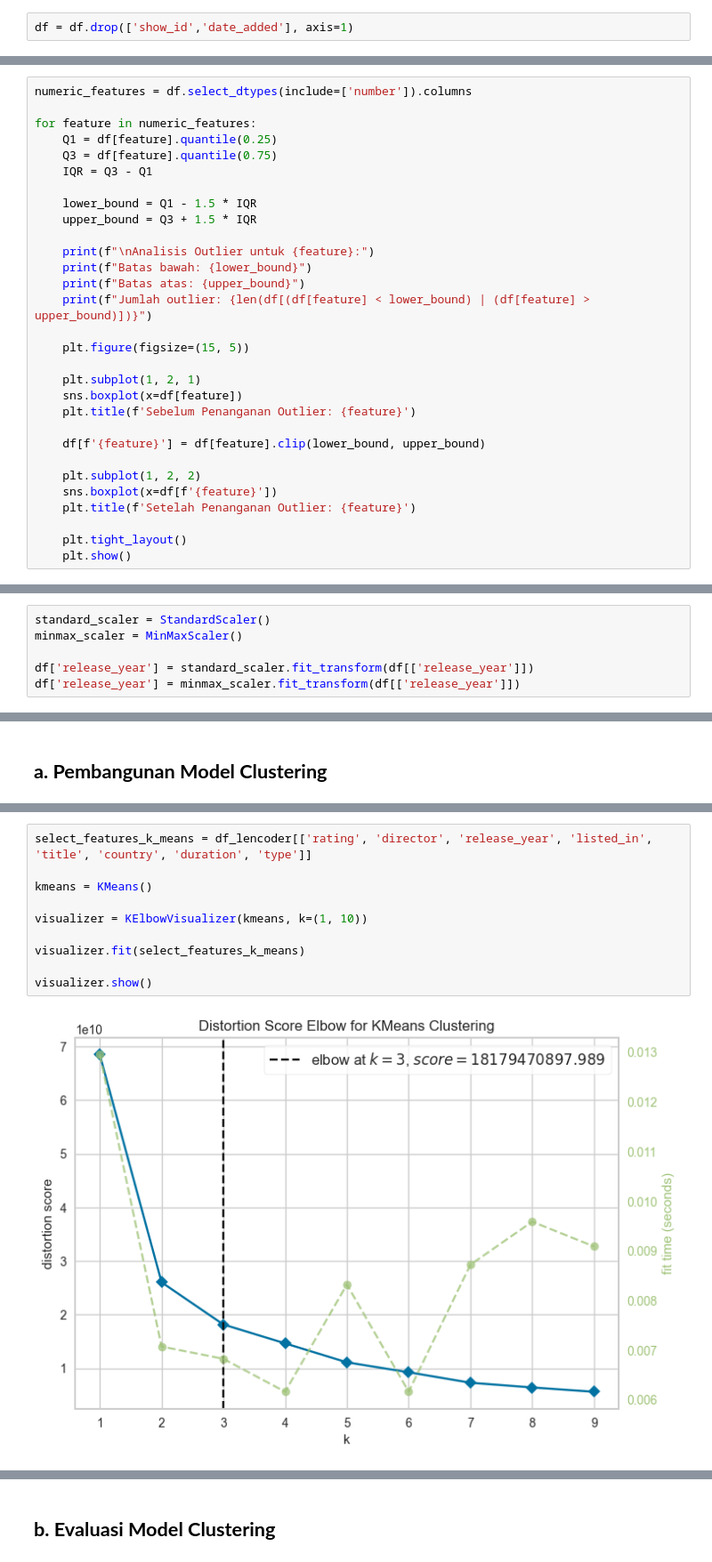
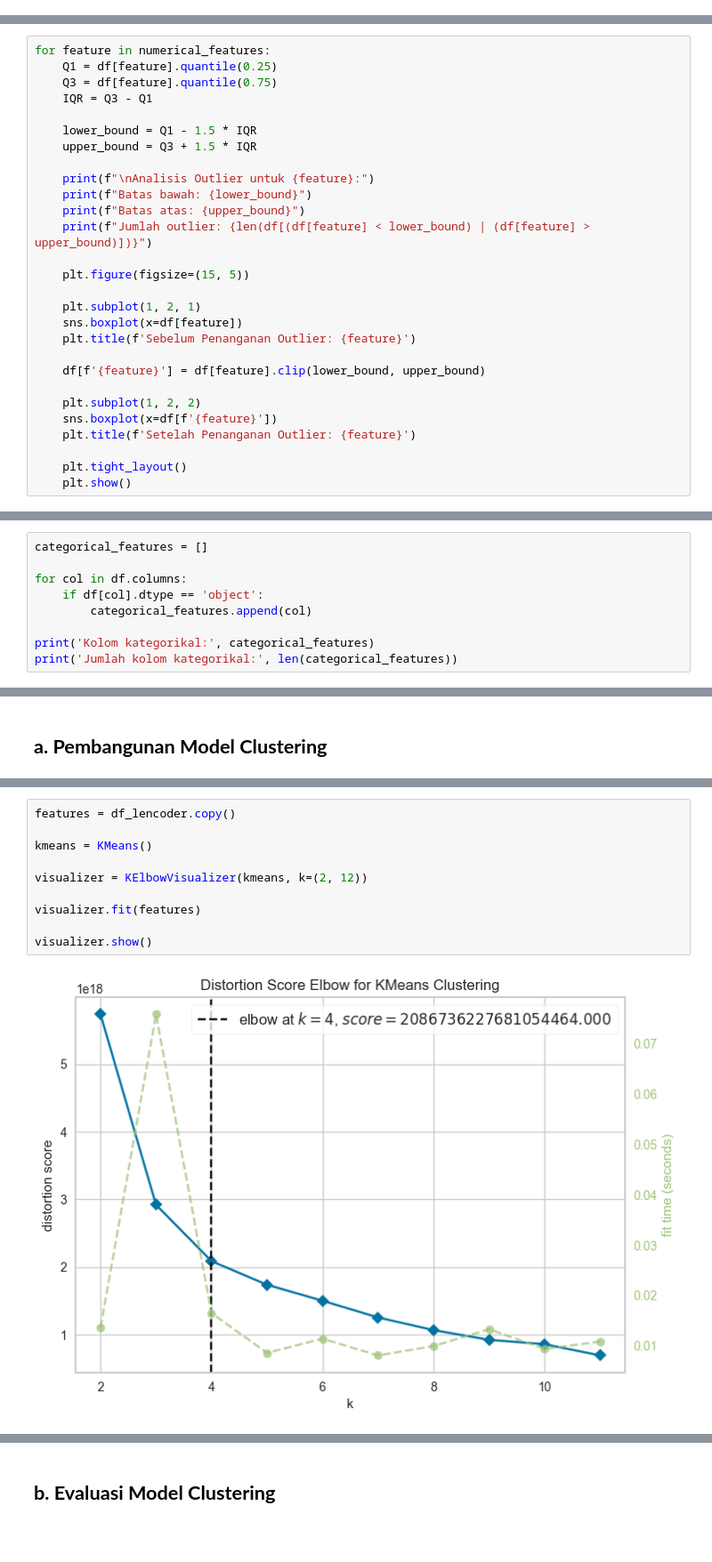
Before and after one commit to ikrar557/mlp-dicoding, a Jupyter notebook: [Clustering] Submission Akhir BMLP_Ikrar.ipynb, the cells around one changed output, grey strips where cells are left out. Shown at 89% size. Saved outputs shown, nothing was run; the diff lists cells and outputs as text; blank space fills up the shorter version.

```diff
--- a/[Clustering] Submission Akhir BMLP_Ikrar.ipynb
+++ b/[Clustering] Submission Akhir BMLP_Ikrar.ipynb
@@ -465,2 +420,0 @@ memory usage: 686.8+ KB
-# %%
-df = df.drop(['show_id','date_added'], axis=1)
@@ -485,7 +421,5 @@ memory usage: 549.5+ KB
 # %%
-numeric_features = df.select_dtypes(include=['number']).columns
-
-for feature in numeric_features:
+for feature in numerical_features:
     Q1 = df[feature].quantile(0.25)
     Q3 = df[feature].quantile(0.75)
     IQR = Q3 - Q1
@@ -529,6 +479,0 @@ plt.show()
-# %%
-standard_scaler = StandardScaler()
-minmax_scaler = MinMaxScaler()
-
-df['release_year'] = standard_scaler.fit_transform(df[['release_year']])
-df['release_year'] = minmax_scaler.fit_transform(df[['release_year']])
@@ -557,0 +480,9 @@ Index(['type', 'title', 'director', 'country', 'rating', 'duration',
+# %%
+categorical_features = []
+
+for col in df.columns:
+    if df[col].dtype == 'object':
+        categorical_features.append(col)
+
+print('Kolom kategorikal:', categorical_features)
+print('Jumlah kolom kategorikal:', len(categorical_features))
@@ -593,13 +523,13 @@ Pada tahap ini, Anda membangun model clustering dengan memilih algoritma yang se
 # %%
-select_features_k_means = df_lencoder[['rating', 'director', 'release_year', 'listed_in', 'title', 'country', 'duration', 'type']]
+features = df_lencoder.copy()
 
 kmeans = KMeans()
 
-visualizer = KElbowVisualizer(kmeans, k=(1, 10))
+visualizer = KElbowVisualizer(kmeans, k=(2, 12))
 
-visualizer.fit(select_features_k_means)
+visualizer.fit(features)
 
 visualizer.show()
 # %% [output]
-[figure, old version]
+[figure, new version]
 <Axes: title={'center': 'Distortion Score Elbow for KMeans Clustering'}, xlabel='k', ylabel='distortion score'>
```
Also changed, not shown: parts of 102 cells of this notebook, 5 other files.
